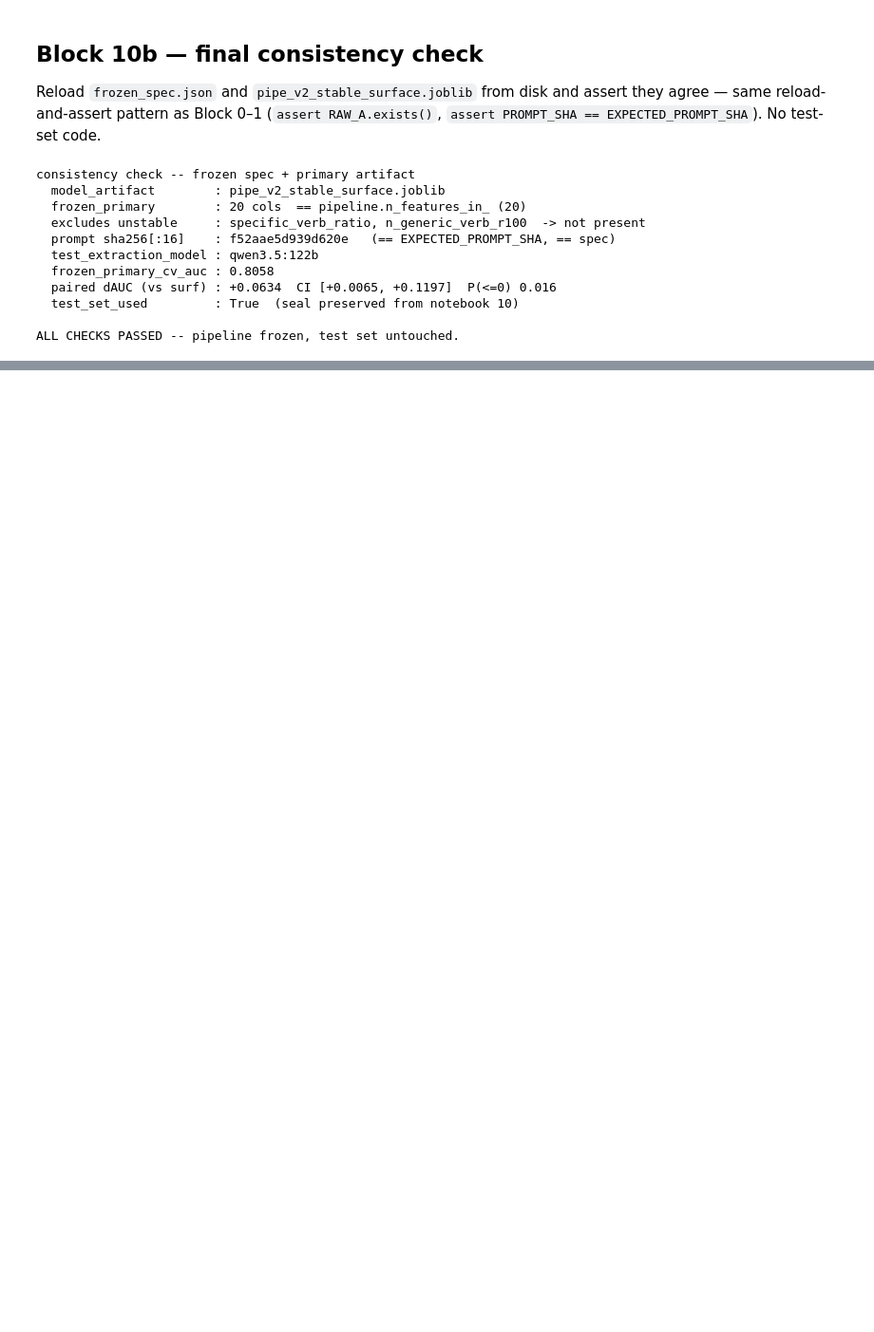
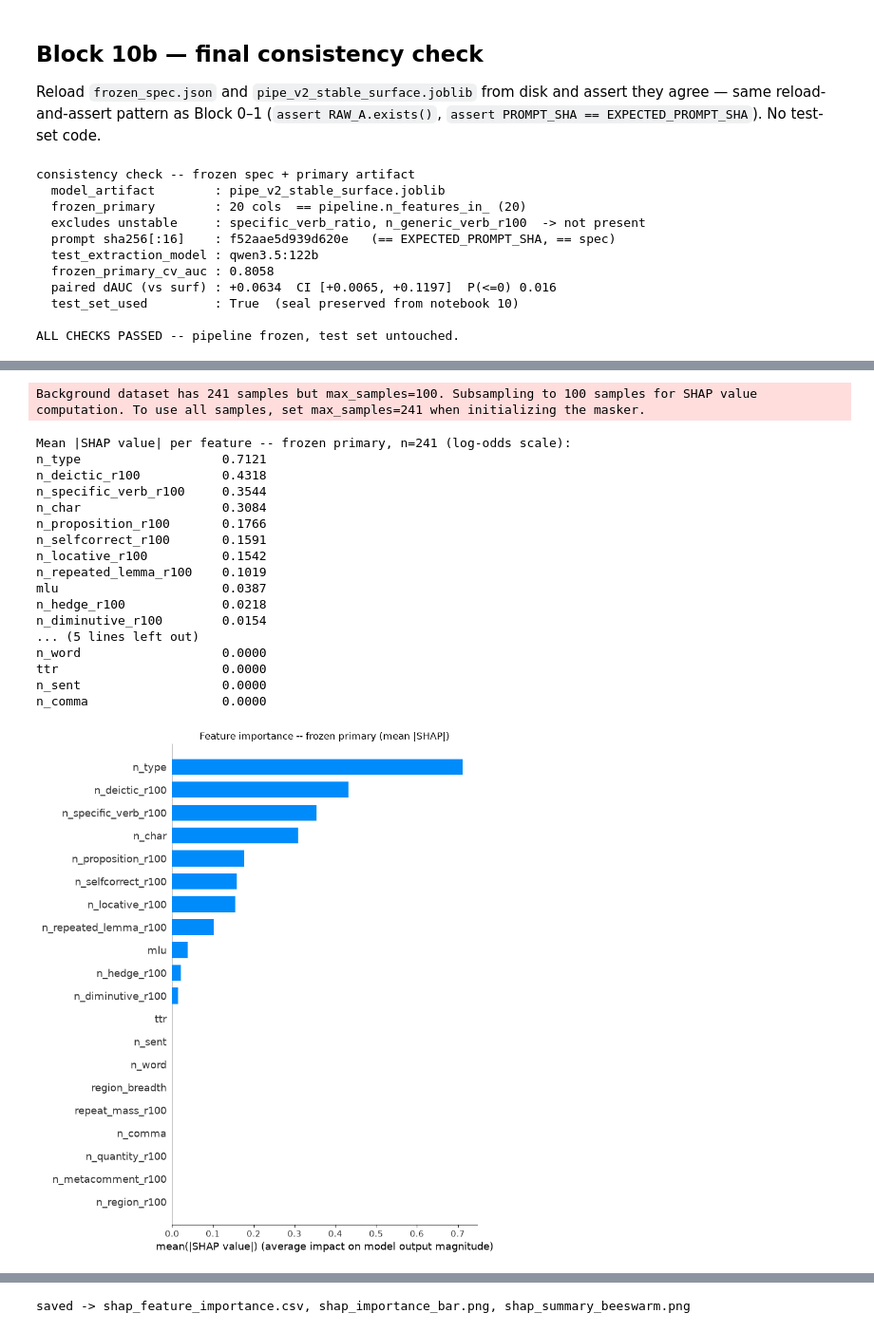
Before and after one commit to AssylbekO/Alzheimer-LLM-features, a Jupyter notebook: notebooks_preliminary/09_v2_stability.ipynb, the cells around one changed output, grey strips where cells are left out. Shown at 95% size. Cells and saved outputs as stored; diff of their text form; code cells hidden in the pictures; blank space fills up the shorter version.

Commit message:
adding shap values

```diff
--- a/notebooks_preliminary/09_v2_stability.ipynb
+++ b/notebooks_preliminary/09_v2_stability.ipynb
@@ -845,0 +854,62 @@ ALL CHECKS PASSED -- pipeline frozen, test set untouched.
+# %%
+import shap  # pip install shap
+
+# explain the frozen primary pipeline that was just fit on all 241 labelled docs in
+# Block 10 -- no refitting, no new data.
+_pipe_fp = FROZEN["v2_stable_surface"][0]
+_scaler  = _pipe_fp.named_steps["standardscaler"]
+_clf     = _pipe_fp.named_steps["logisticregressioncv"]
+
+X_fp        = labA[FROZEN_PRIMARY_FEATURES].values
+X_fp_scaled = _scaler.transform(X_fp)
+
+explainer   = shap.LinearExplainer(_clf, X_fp_scaled, feature_names=FROZEN_PRIMARY_FEATURES)
+shap_values = explainer(X_fp_scaled)
+
+# global importance: mean |SHAP| per feature (in log-odds units), sorted
+importance = pd.Series(np.abs(shap_values.values).mean(axis=0),
+                        index=FROZEN_PRIMARY_FEATURES).sort_values(ascending=False)
+print("Mean |SHAP value| per feature -- frozen primary, n=241 (log-odds scale):")
+print(importance.round(4).to_string())
+
+# NOTE: with ElasticNet regularization, importance can split unevenly between
+# correlated features (e.g. a rate and a related surface stat) -- a small value here
+# means "partly redundant with another kept feature," not necessarily "irrelevant."
+
+import matplotlib.pyplot as plt
+
+shap.summary_plot(shap_values, X_fp_scaled, feature_names=FROZEN_PRIMARY_FEATURES,
+                   plot_type="bar", show=False)
+plt.title("Feature importance -- frozen primary (mean |SHAP|)")
+plt.tight_layout()
+plt.savefig(OUT / "shap_importance_bar.png", dpi=150)
+plt.show()
+
+shap.summary_plot(shap_values, X_fp_scaled, feature_names=FROZEN_PRIMARY_FEATURES, show=False)
+plt.title("SHAP summary -- frozen primary (sign + magnitude per document)")
+plt.tight_layout()
+plt.savefig(OUT / "shap_summary_beeswarm.png", dpi=150)
+plt.show()
+
+importance.to_csv(OUT / "shap_feature_importance.csv", header=["mean_abs_shap"])
+print(f"\nsaved -> shap_feature_importance.csv, shap_importance_bar.png, shap_summary_beeswarm.png")
+# %% [output]
+Background dataset has 241 samples but max_samples=100. Subsampling to 100 samples for SHAP value computation. To use all samples, set max_samples=241 when initializing the masker.
+Mean |SHAP value| per feature -- frozen primary, n=241 (log-odds scale):
+n_type                   0.7121
+n_deictic_r100           0.4318
+n_specific_verb_r100     0.3544
+n_char                   0.3084
+n_proposition_r100       0.1766
+n_selfcorrect_r100       0.1591
+n_locative_r100          0.1542
+n_repeated_lemma_r100    0.1019
+mlu                      0.0387
+n_hedge_r100             0.0218
+n_diminutive_r100        0.0154
+... (5 lines left out)
+n_word                   0.0000
+ttr                      0.0000
+n_sent                   0.0000
+n_comma                  0.0000
+[figure, added]
@@ -845,0 +917 @@ ALL CHECKS PASSED -- pipeline frozen, test set untouched.
+saved -> shap_feature_importance.csv, shap_importance_bar.png, shap_summary_beeswarm.png
```
Also changed, not shown: parts of 9 cells of this notebook, 9 other files.
